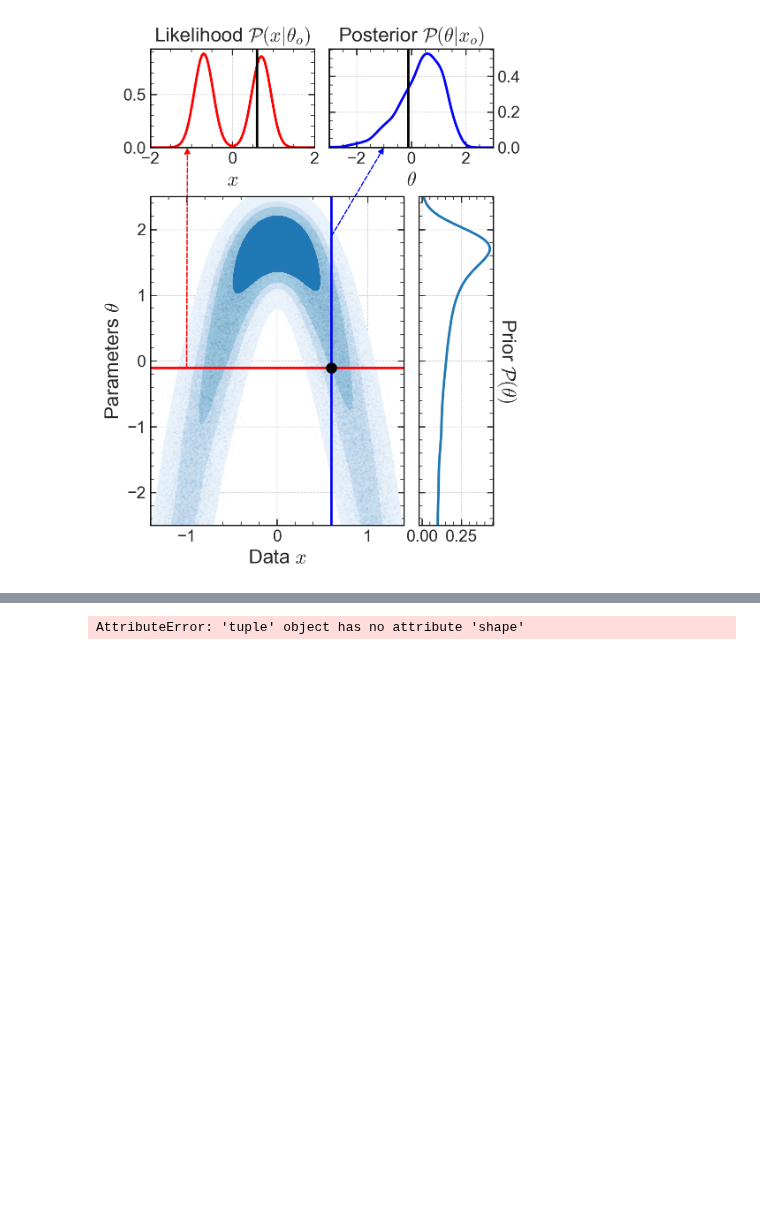
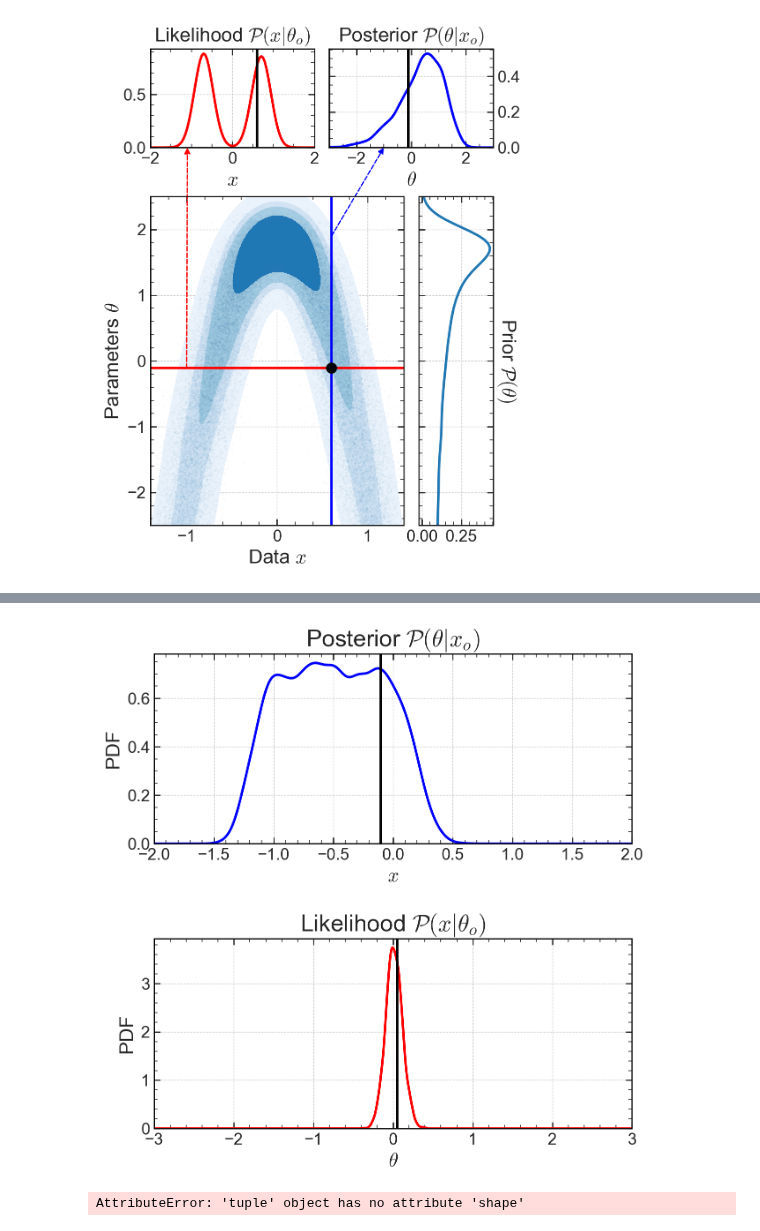
Before and after one commit to maho3/ltu-ili, a Jupyter notebook: paper/workspace.ipynb, the cells around one changed output, grey strips where cells are left out. Saved outputs shown, nothing was run; the diff lists cells and outputs as text; code cells hidden in the pictures; blank space fills up the shorter version.

```diff
--- a/paper/workspace.ipynb
+++ b/paper/workspace.ipynb
@@ -112,3 +160,38 @@ f.savefig('figures/example.pdf', bbox_inches='tight')
+# %%
+f, axs = plt.subplots(2,1, figsize=(7,7), gridspec_kw={'hspace':0.5})
+
+# plot likelihood
+ax = axs[0]
+mask = np.abs(data[:,1] - y0) < eps
+y_ = data[mask,0]
+gkde = gaussian_kde(y_)
+x_ = np.linspace(-2, 2, 1000)
+ax.plot(x_, gkde(x_), 'b-')
+ax.axvline(x0, color='k', linestyle='-')
+ax.set_xlim(-2,2)
+ax.set_ylim(0)
+ax.set_xlabel(r'$x$')
+ax.set_ylabel('PDF')
+ax.set_title(r'Posterior $\mathcal{P}(\theta|x_o)$')
+axlik = ax
+
+
+# plot posterior
+ax = axs[1]
+mask = np.abs(data[:,0] - x0) < eps
+y_ = data[mask,1]
+gkde = gaussian_kde(y_)
+x_ = np.linspace(-3, 3, 1000)
+ax.plot(x_, gkde(x_), 'r-')
+ax.axvline(y0, color='k', linestyle='-')
+ax.set_xlim(-3, 3)
+ax.set_ylim(0)
+ax.set_xlabel(r'$\theta$')
+ax.set_ylabel('PDF')
+ax.set_title(r'Likelihood $\mathcal{P}(x|\theta_o)$')
+axpos = ax
+# %% [output]
+[figure, added]
 # %%
 data.shape
 # %% [output]
```
Also changed, not shown: parts of 4 cells of this notebook.
